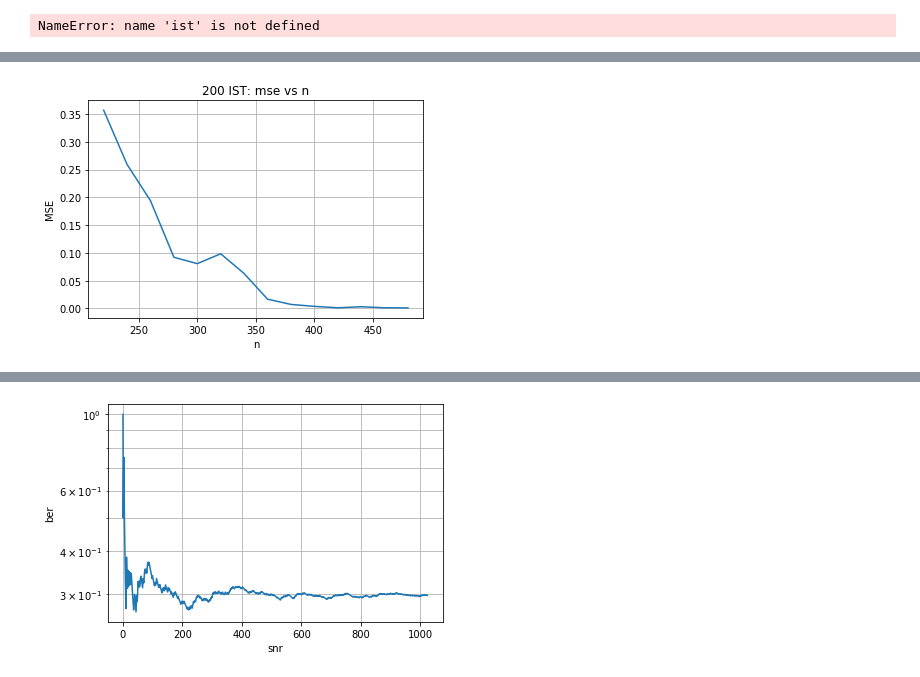
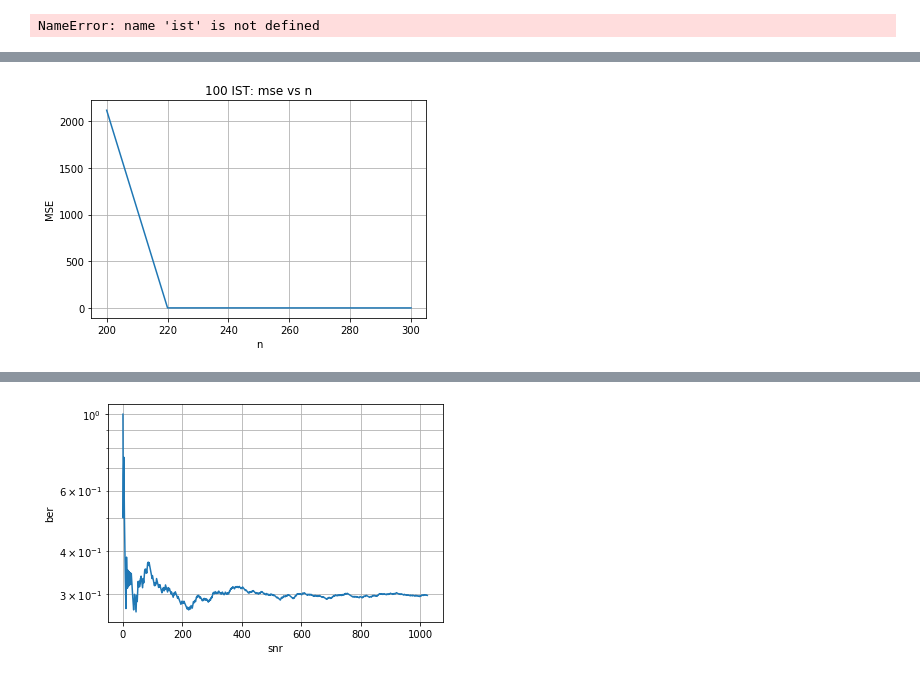
Before and after one commit to hollynroper/URS-22-23, a Jupyter notebook: Research code.ipynb, the cells around one changed output, grey strips where cells are left out. Cells and saved outputs as stored; diff of their text form; code cells hidden in the pictures.

```diff
--- a/Research code.ipynb
+++ b/Research code.ipynb
@@ -612,8 +617,8 @@ def eta(u, T):
     return (u - T)*(u >= T) + (u + T)*(u <= -T)
 
 # Define simulation parameters
-n = 250
-N = 1000
+n = 200
+N = 1024
 k = 40
 sigma = 0.05
 s = 0.2
@@ -664,32 +669,34 @@ ons = 0 #initialize onsager term
 tau = 0
 r = np.zeros(x.shape)
 # %%
-# Prep for IST/AMP
-mse_vs_n = np.zeros(14)
-n_vec = np.zeros(14)
+%%time
+num_iterations = 100
+
+mse_vs_n = np.zeros(6)
+n_vec = np.zeros(6)
 cnt = 0
 #4 MSE vs n calc mse at end of 200 iterations
-for loc_n in range(220, 500, 20):
+for loc_n in range(200, 320, 20):
     z = np.zeros(y.shape)
     xHt = np.zeros(x.shape)
     A = np.sqrt(1/loc_n)*np.random.randn(loc_n, N)
     w = sigma*np.random.randn(loc_n).reshape(-1, 1)
     y = A @ x + w
     for idx_iter in range(num_iterations):
         z = y - A @ xHt
         r = xHt + s * A.T @ z
         xHt = eta(r, s*lambda_)
     mse_vs_n[cnt] = (1/N) * np.sum((x - xHt)**2)
     n_vec[cnt] = loc_n
     cnt += 1
 
 # Plot results
 plt.figure()
 plt.plot(n_vec, mse_vs_n)
 plt.xlabel('n')
 plt.ylabel('MSE')
 plt.grid(True, which='both')
-plt.title("200 IST: mse vs n")
+plt.title(f"{num_iterations} IST: mse vs n")
 plt.show()
 # %% [output]
-[figure, old version]
+[figure, new version]
```
Also changed, not shown: parts of 2 cells of this notebook, 6 other files.
